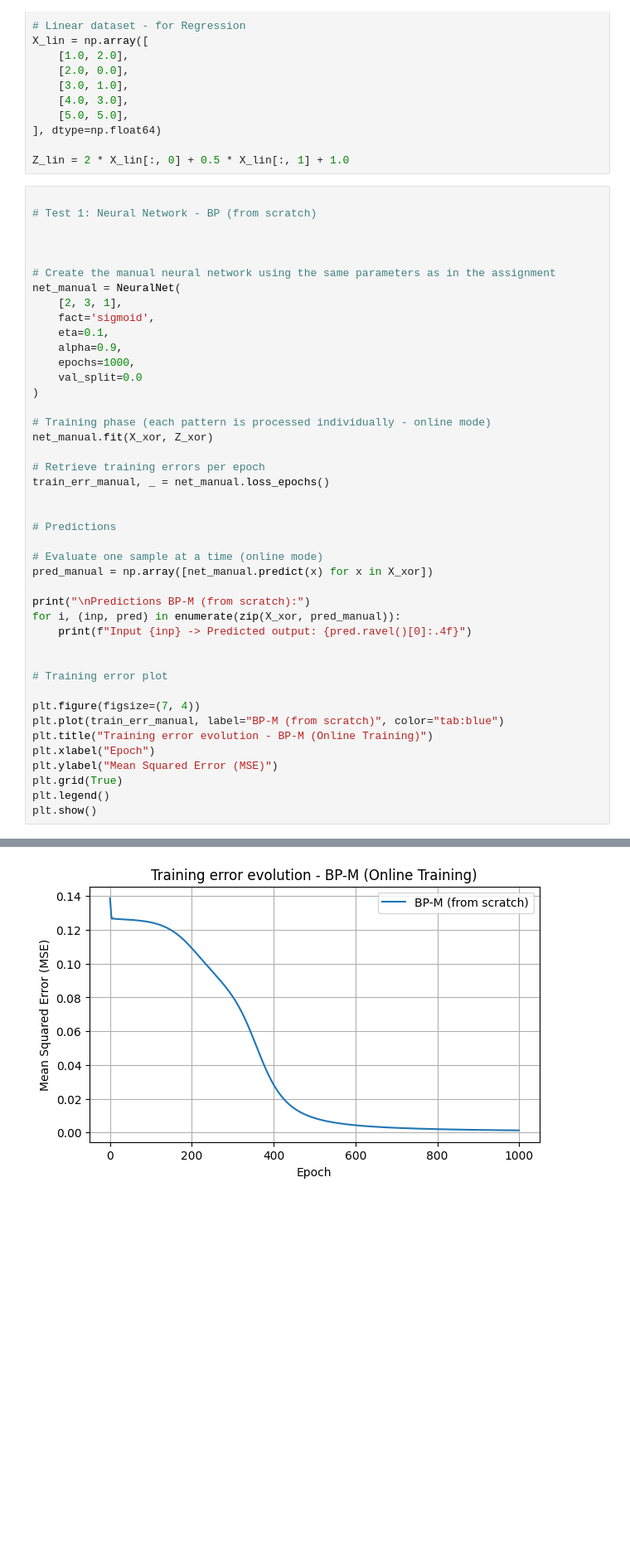
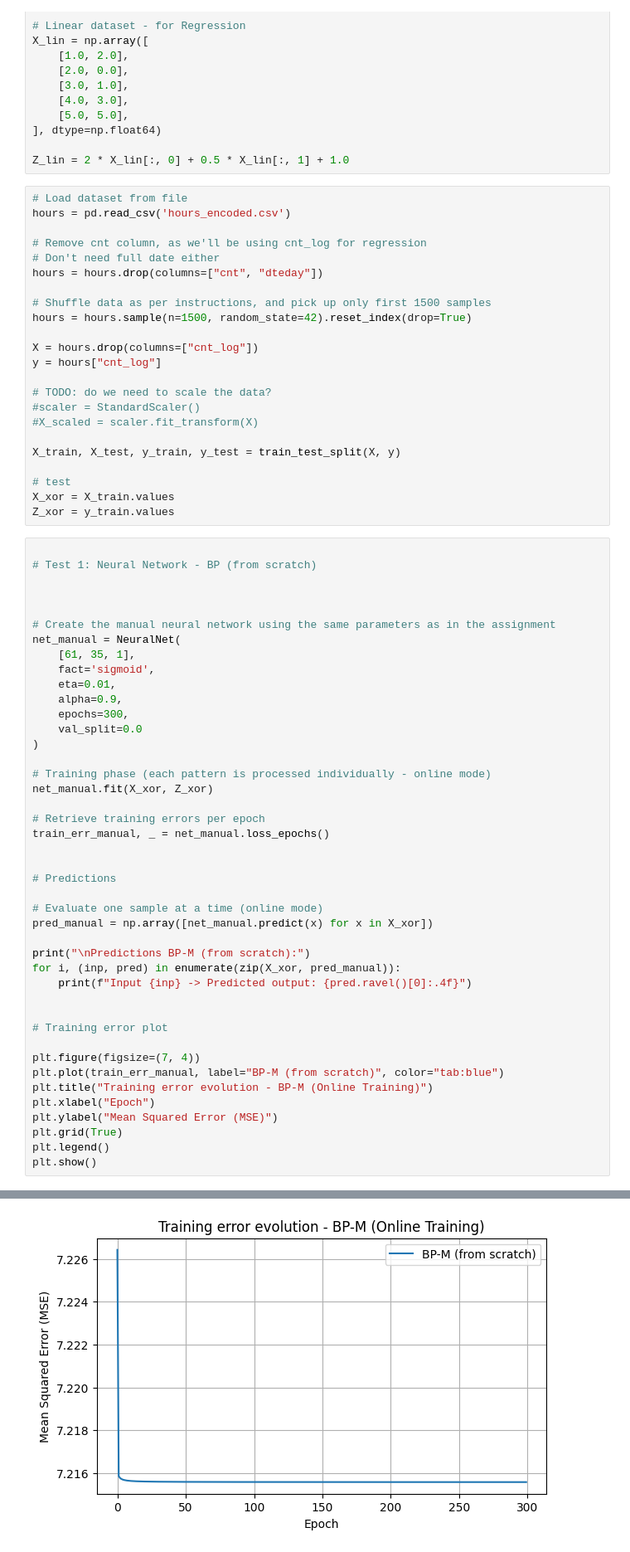
Before and after one commit to MarcoPeretti/nec-activity1, a Jupyter notebook: A1_Test_Implementations.ipynb, the cells around one changed output, grey strips where cells are left out. Shown at 83% size. Saved outputs shown, nothing was run; the diff lists cells and outputs as text; blank space fills up the shorter version.

```diff
--- a/A1_Test_Implementations.ipynb
+++ b/A1_Test_Implementations.ipynb
@@ -26,6 +30,29 @@ X_lin = np.array([
 ], dtype=np.float64)
 
 Z_lin = 2 * X_lin[:, 0] + 0.5 * X_lin[:, 1] + 1.0
+# %%
+# Load dataset from file
+hours = pd.read_csv('hours_encoded.csv')
+
+# Remove cnt column, as we'll be using cnt_log for regression
+# Don't need full date either
+hours = hours.drop(columns=["cnt", "dteday"])
+
+# Shuffle data as per instructions, and pick up only first 1500 samples
+hours = hours.sample(n=1500, random_state=42).reset_index(drop=True)
+
+X = hours.drop(columns=["cnt_log"])
+y = hours["cnt_log"]
+
+# TODO: do we need to scale the data?
+#scaler = StandardScaler()
+#X_scaled = scaler.fit_transform(X)
+
+X_train, X_test, y_train, y_test = train_test_split(X, y)
+
+# test
+X_xor = X_train.values
+Z_xor = y_train.values
 # %%
 
 # Test 1: Neural Network - BP (from scratch)
@@ -34,11 +61,11 @@ Z_lin = 2 * X_lin[:, 0] + 0.5 * X_lin[:, 1] + 1.0
 
 # Create the manual neural network using the same parameters as in the assignment
 net_manual = NeuralNet(
-    [2, 3, 1],
+    [61, 35, 1],
     fact='sigmoid',
-    eta=0.1,
+    eta=0.01,
     alpha=0.9,
-    epochs=1000,
+    epochs=300,
     val_split=0.0
 )
 
@@ -90,4 +123,4 @@ Input [1. 1.] -> Predicted output: 0.0513
-[figure, old version]
+[figure, new version]
 # %%
 
 # Test 2: Neural Network - BP (PyTorch)
```
Also changed, not shown: parts of 5 cells of this notebook, 2 other files.
